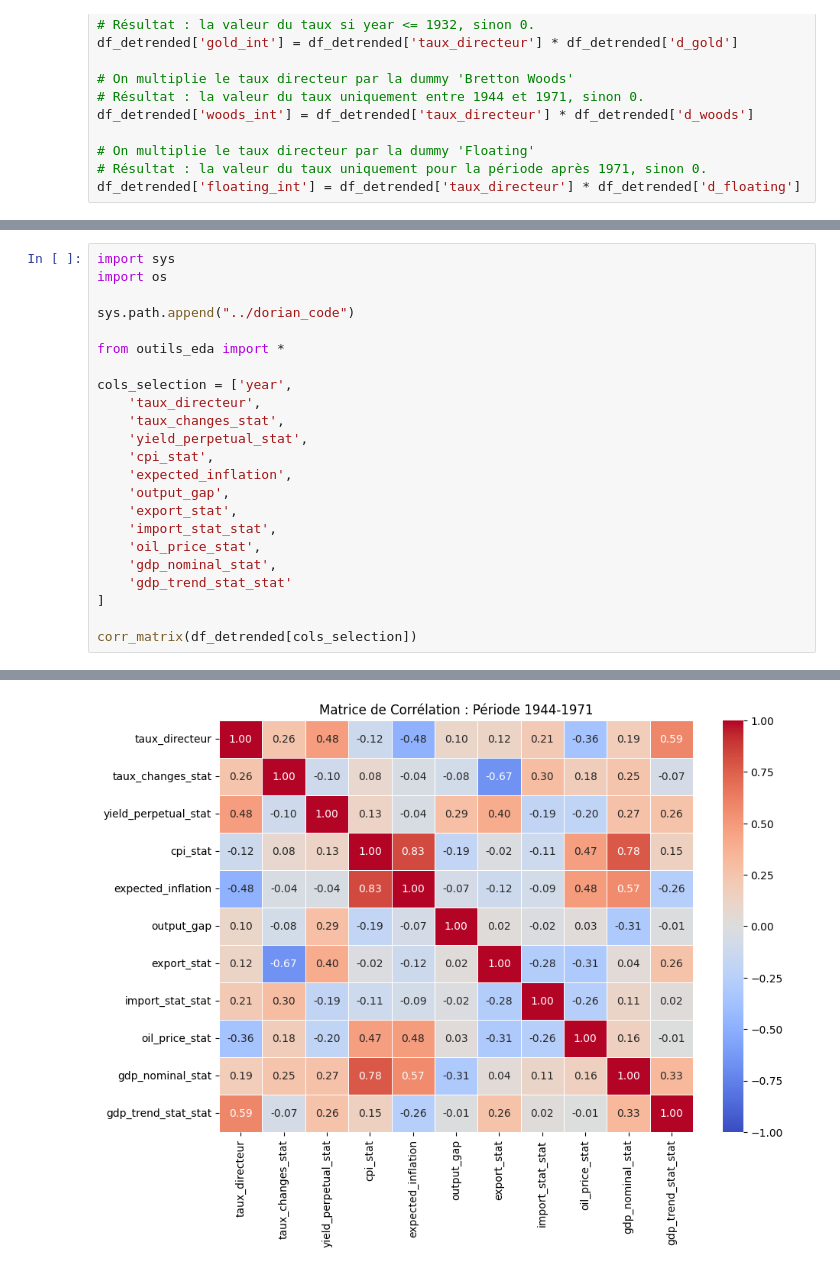
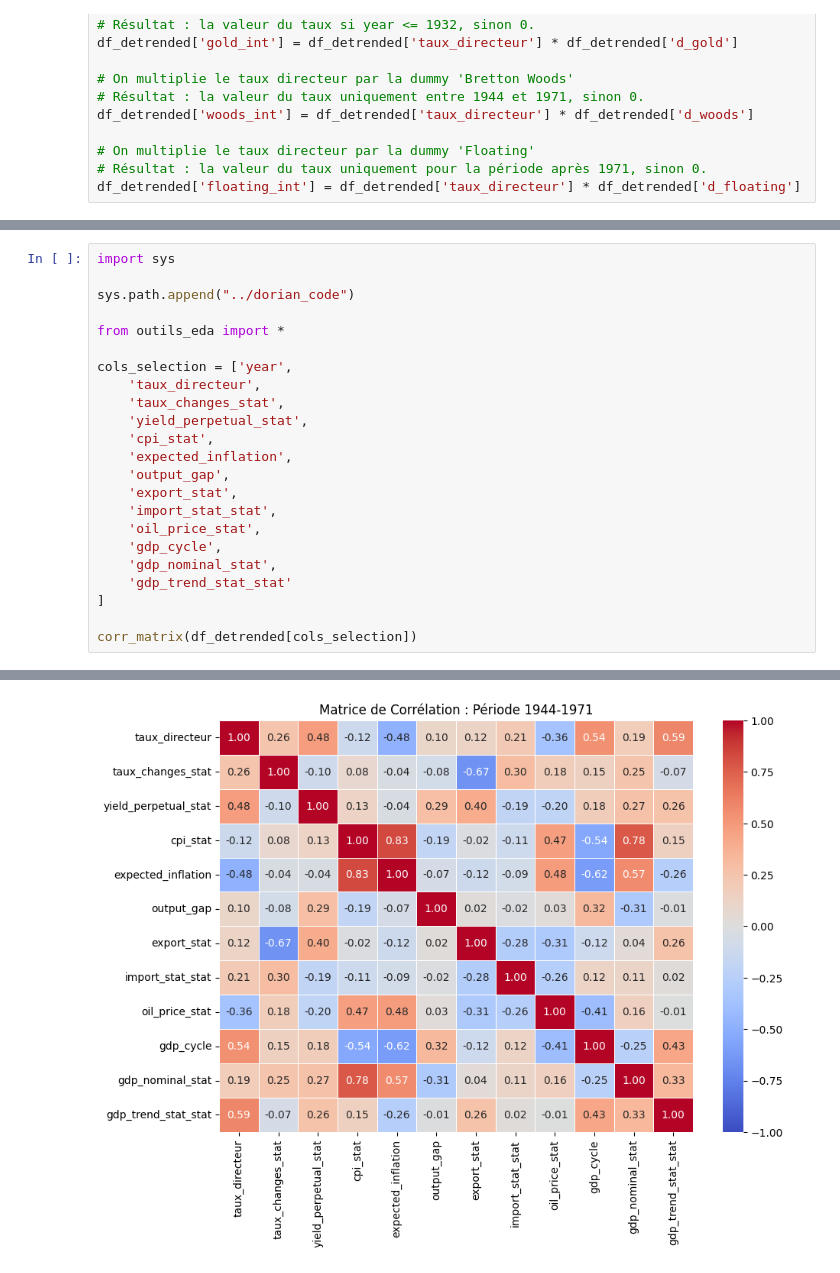
Before and after one commit to TimmGRT/Monetary-Policy-UK-1870-2025, a Jupyter notebook: CODE_ZONE/veljko_code/veljko_code.ipynb, the cells around one changed output, grey strips where cells are left out. Saved outputs shown, nothing was run; the diff lists cells and outputs as text.

```diff
--- a/CODE_ZONE/veljko_code/veljko_code.ipynb
+++ b/CODE_ZONE/veljko_code/veljko_code.ipynb
@@ -166,6 +224,5 @@ strong multicollinearity or other numerical problems.
 # %%
 import sys
-import os
 
 sys.path.append("../dorian_code")
 
@@ -181,6 +238,7 @@ cols_selection = ['year',
     'export_stat',
     'import_stat_stat',
     'oil_price_stat',
+    'gdp_cycle',
     'gdp_nominal_stat',
     'gdp_trend_stat_stat'
 ]
@@ -191 +249 @@ corr_matrix(df_detrended[cols_selection])
-[figure, old version]
+[figure, new version]
```
Also changed, not shown: parts of 11 cells of this notebook.
